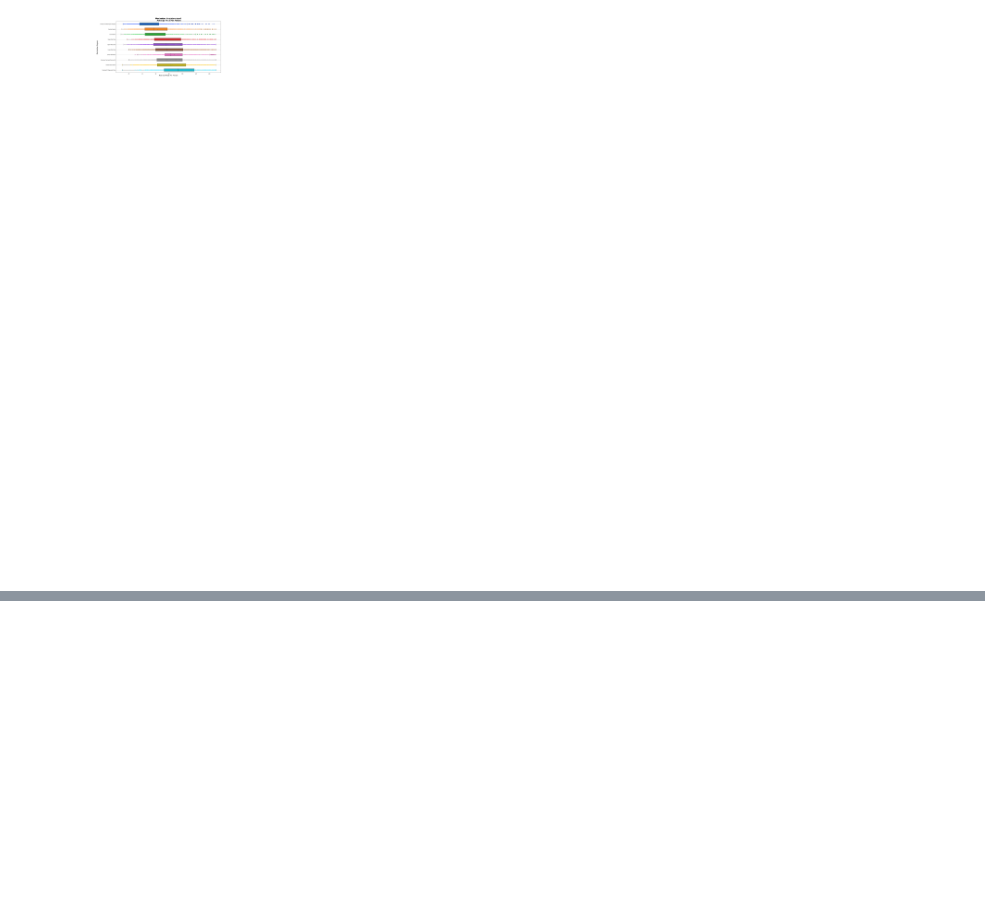
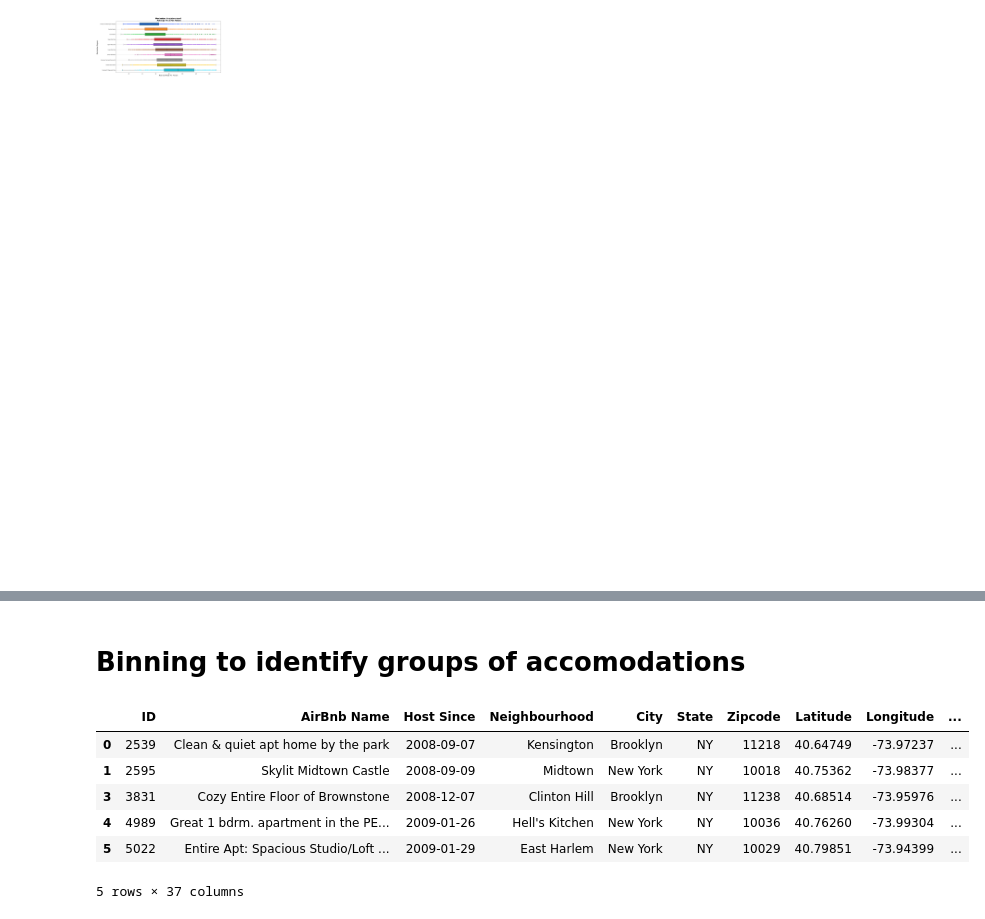
Before and after one commit to EstellaYu/Data_Visualization_Airbnb_Hotel, a Jupyter notebook: Notebooks/Data_Cleaning.ipynb, the cells around one changed output, grey strips where cells are left out. Saved outputs shown, nothing was run; the diff lists cells and outputs as text; code cells hidden in the pictures; blank space fills up the shorter version.

```diff
--- a/Notebooks/Data_Cleaning.ipynb
+++ b/Notebooks/Data_Cleaning.ipynb
@@ -675,0 +692,18 @@ plt.show()
+# %% [markdown]
+# Binning to identify groups of accomodations
+# %%
+#Bin the Accomodates as [1-2, 3-4, 5-9, 10+] for each Room Type
+acco_bins = [0, 2, 4, 9, 25]
+# Create the names for the  bins
+group_names = ["1-2", "3-4", "5-9", "10+"]
+clean_airbnb_prc['Accomodation Groups'] = pd.cut(clean_airbnb_prc['Accommodates'], acco_bins, labels = group_names )
+clean_airbnb_prc['Avg Per Person'] = clean_airbnb_prc['Total Price']/clean_airbnb_prc['Accommodates']
+clean_airbnb_prc.head()
+# %% [output]
+|  | ID | AirBnb Name | Host Since | Neighbourhood | City | State | Zipcode | Latitude | Longitude | ... |
+| 0 | 2539 | Clean & quiet apt home by the park | 2008-09-07 | Kensington | Brooklyn | NY | 11218 | 40.64749 | -73.97237 | ... |
+| 1 | 2595 | Skylit Midtown Castle | 2008-09-09 | Midtown | New York | NY | 10018 | 40.75362 | -73.98377 | ... |
+| 3 | 3831 | Cozy Entire Floor of Brownstone | 2008-12-07 | Clinton Hill | Brooklyn | NY | 11238 | 40.68514 | -73.95976 | ... |
+| 4 | 4989 | Great 1 bdrm. apartment in the PE... | 2009-01-26 | Hell's Kitchen | New York | NY | 10036 | 40.76260 | -73.99304 | ... |
+| 5 | 5022 | Entire Apt: Spacious Studio/Loft ... | 2009-01-29 | East Harlem | New York | NY | 10029 | 40.79851 | -73.94399 | ... |
+5 rows × 37 columns
```
Also changed, not shown: parts of 13 cells of this notebook.
